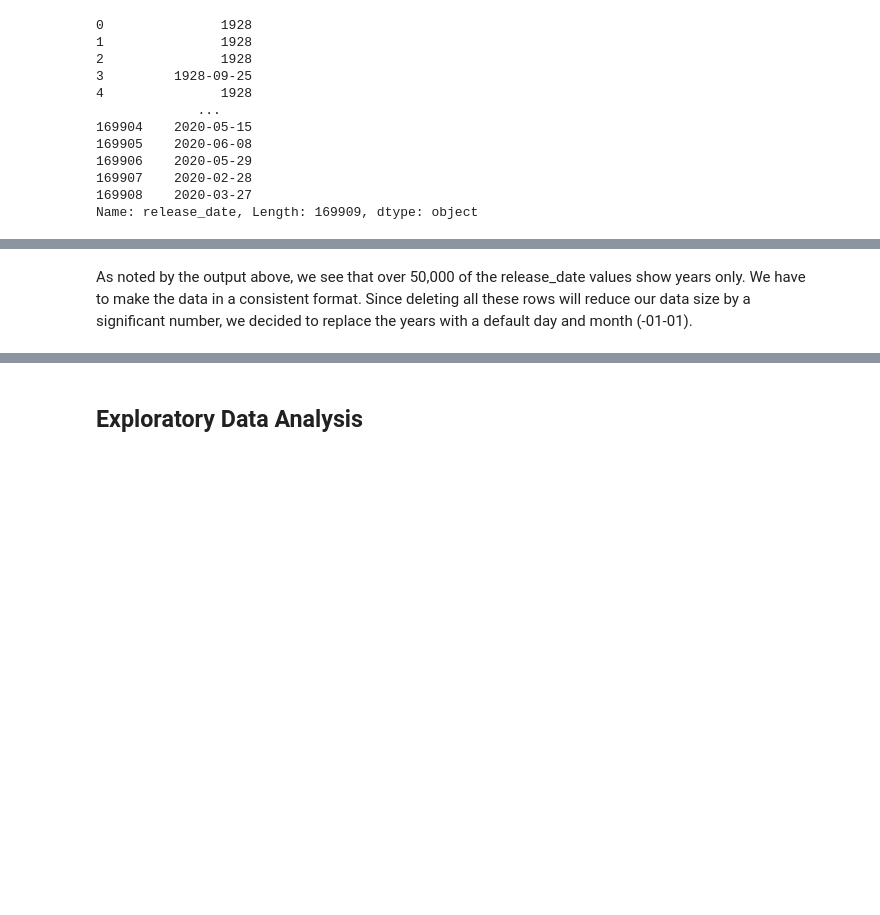
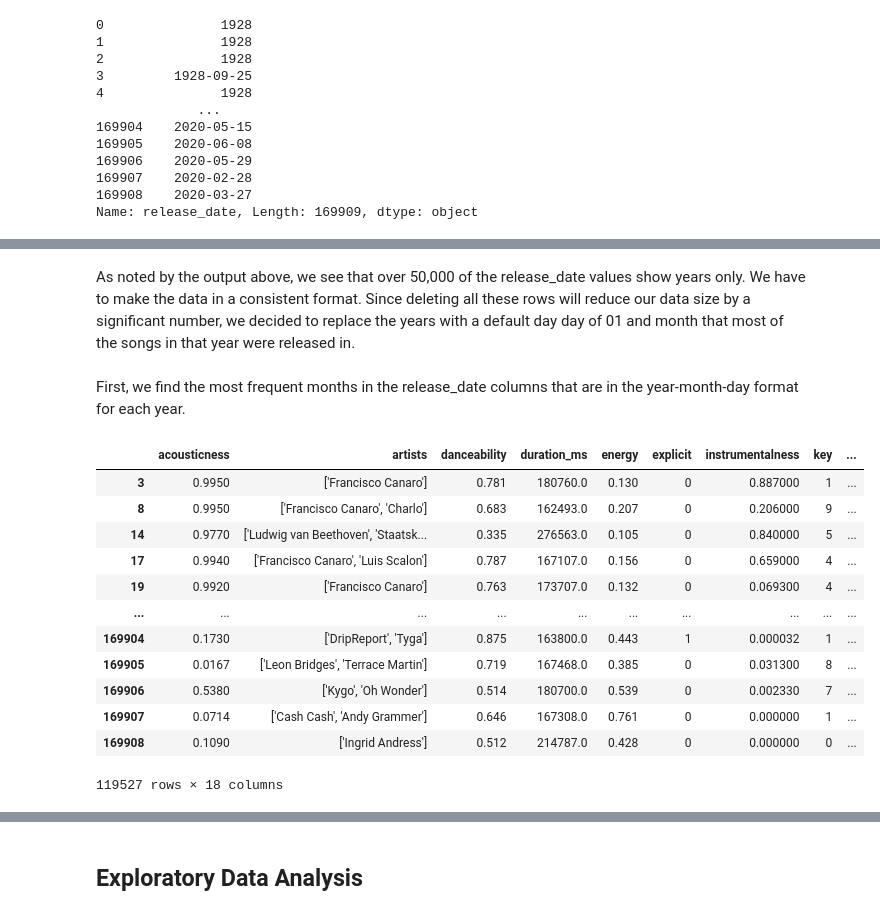
Before and after one commit to Mohammad-sakir/PDS_PROJ, a Jupyter notebook: analysis_spotify.ipynb, the cells around one changed output, grey strips where cells are left out. Saved outputs shown, nothing was run; the diff lists cells and outputs as text; code cells hidden in the pictures; blank space fills up the shorter version.

```diff
--- a/analysis_spotify.ipynb
+++ b/analysis_spotify.ipynb
@@ -224,2 +254,2 @@ count
 # %% [markdown]
-As noted by the output above, we see that over 50,000 of the release_date values show years only. We have to make the data in a consistent format. Since deleting all these rows will reduce our data size by a significant number, we decided to replace the years with a default day and month (-01-01).
+As noted by the output above, we see that over 50,000 of the release_date values show years only. We have to make the data in a consistent format. Since deleting all these rows will reduce our data size by a significant number, we decided to replace the years with a default day day of 01 and month that most of the songs in that year were released in.
@@ -229,0 +256,20 @@ def date_dummy(txt):
+# %% [markdown]
+First, we find the most frequent months in the release_date columns that are in the year-month-day format for each year.
+# %%
+#extracting the rows with correct release_date format
+proper_dates = df[df['release_date'].apply(lambda x: len(x) > 4)]
+proper_dates
+# %% [output]
+|  | acousticness | artists | danceability | duration_ms | energy | explicit | instrumentalness | key | ... |
+| 3 | 0.9950 | ['Francisco Canaro'] | 0.781 | 180760.0 | 0.130 | 0 | 0.887000 | 1 | ... |
+| 8 | 0.9950 | ['Francisco Canaro', 'Charlo'] | 0.683 | 162493.0 | 0.207 | 0 | 0.206000 | 9 | ... |
+| 14 | 0.9770 | ['Ludwig van Beethoven', 'Staatsk... | 0.335 | 276563.0 | 0.105 | 0 | 0.840000 | 5 | ... |
+| 17 | 0.9940 | ['Francisco Canaro', 'Luis Scalon'] | 0.787 | 167107.0 | 0.156 | 0 | 0.659000 | 4 | ... |
+| 19 | 0.9920 | ['Francisco Canaro'] | 0.763 | 173707.0 | 0.132 | 0 | 0.069300 | 4 | ... |
+| ... | ... | ... | ... | ... | ... | ... | ... | ... | ... |
+| 169904 | 0.1730 | ['DripReport', 'Tyga'] | 0.875 | 163800.0 | 0.443 | 1 | 0.000032 | 1 | ... |
+| 169905 | 0.0167 | ['Leon Bridges', 'Terrace Martin'] | 0.719 | 167468.0 | 0.385 | 0 | 0.031300 | 8 | ... |
+| 169906 | 0.5380 | ['Kygo', 'Oh Wonder'] | 0.514 | 180700.0 | 0.539 | 0 | 0.002330 | 7 | ... |
+| 169907 | 0.0714 | ['Cash Cash', 'Andy Grammer'] | 0.646 | 167308.0 | 0.761 | 0 | 0.000000 | 1 | ... |
+| 169908 | 0.1090 | ['Ingrid Andress'] | 0.512 | 214787.0 | 0.428 | 0 | 0.000000 | 0 | ... |
+119527 rows × 18 columns
```
Also changed, not shown: parts of 33 cells of this notebook, 1 other file.
